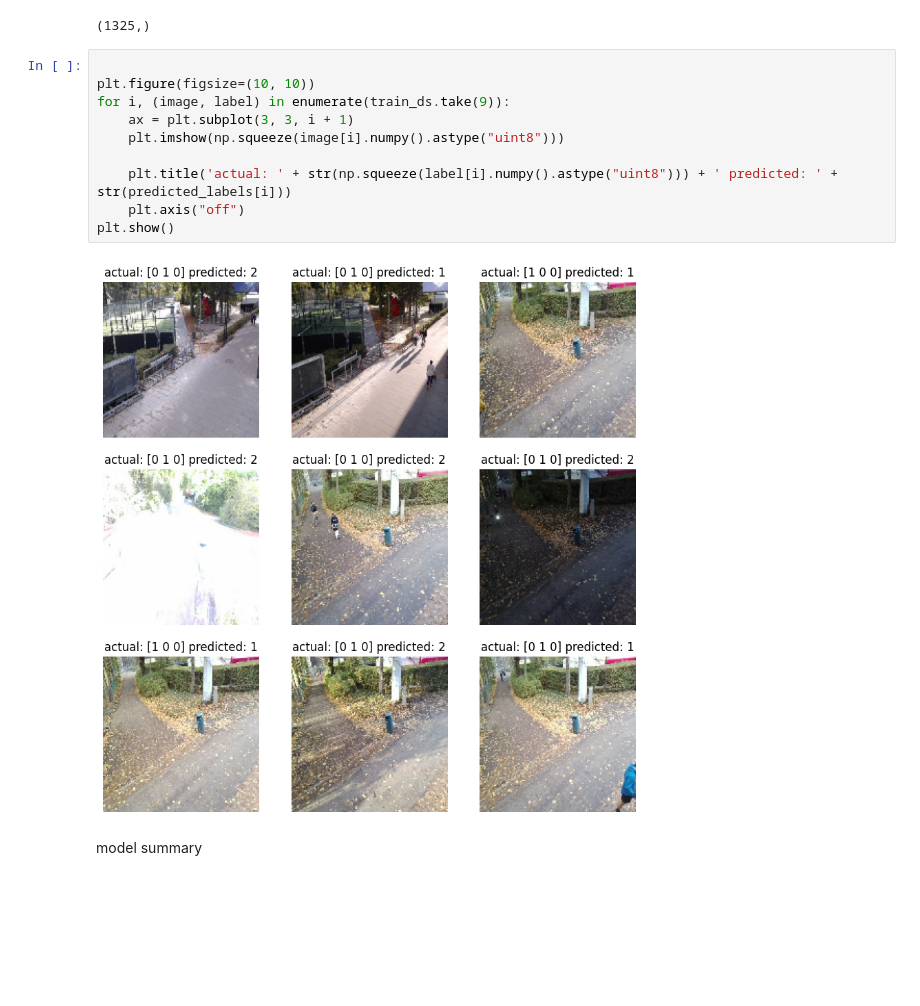
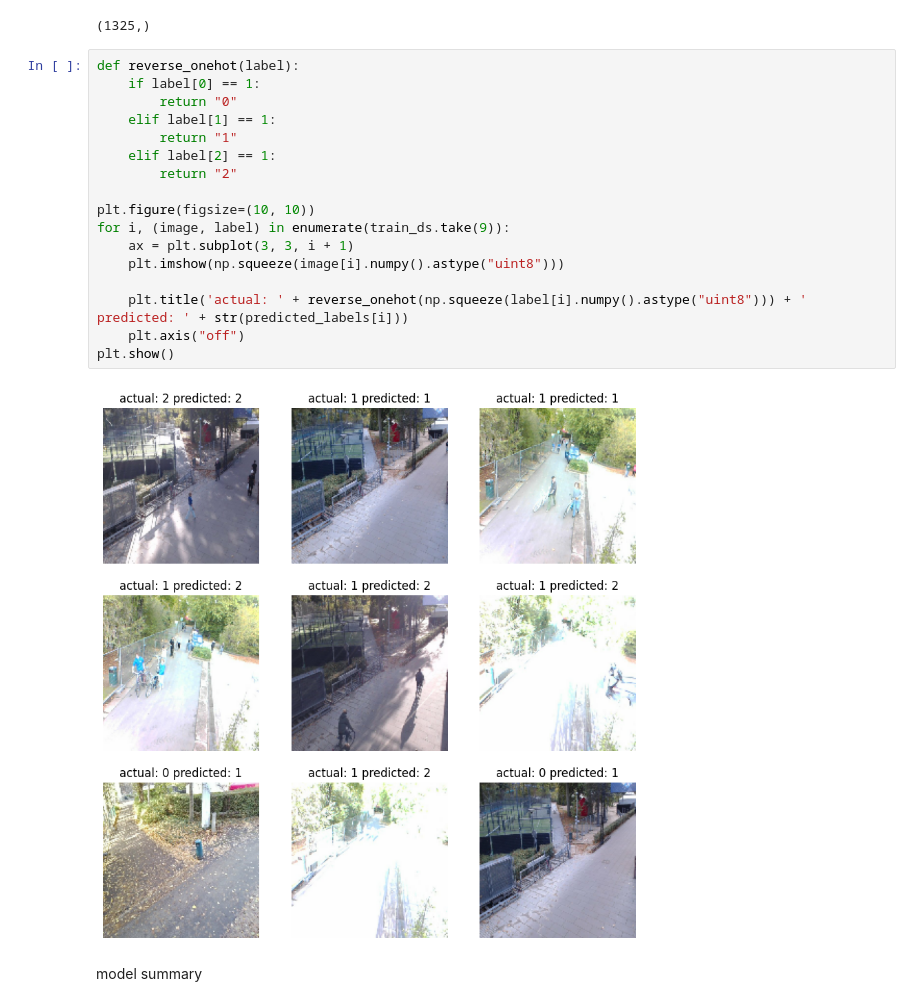
Before and after one commit to randmon/ucll_ti_data_and_ai_group_assignments, a Jupyter notebook: Assignment 4/testing_transfer.ipynb, the cells around one changed output. Cells and saved outputs as stored; diff of their text form; blank space fills up the shorter version.

```diff
--- a/Assignment 4/testing_transfer.ipynb
+++ b/Assignment 4/testing_transfer.ipynb
@@ -145,17 +141,24 @@ print(predicted_labels.shape)
 # %% [output]
 (1325,)
 # %%
+def reverse_onehot(label):
+    if label[0] == 1:
+        return "0"
+    elif label[1] == 1:
+        return "1"
+    elif label[2] == 1:
+        return "2"
 
 plt.figure(figsize=(10, 10))
 for i, (image, label) in enumerate(train_ds.take(9)):
     ax = plt.subplot(3, 3, i + 1)
     plt.imshow(np.squeeze(image[i].numpy().astype("uint8")))
 
-    plt.title('actual: ' + str(np.squeeze(label[i].numpy().astype("uint8"))) + ' predicted: ' + str(predicted_labels[i]))
+    plt.title('actual: ' + reverse_onehot(np.squeeze(label[i].numpy().astype("uint8"))) + ' predicted: ' + str(predicted_labels[i]))
     plt.axis("off")
 plt.show()
 # %% [output]
-[figure, old version]
+[figure, new version]
 # %% [markdown]
 model summary
 # %%
```
Also changed, not shown: parts of 12 cells of this notebook.
